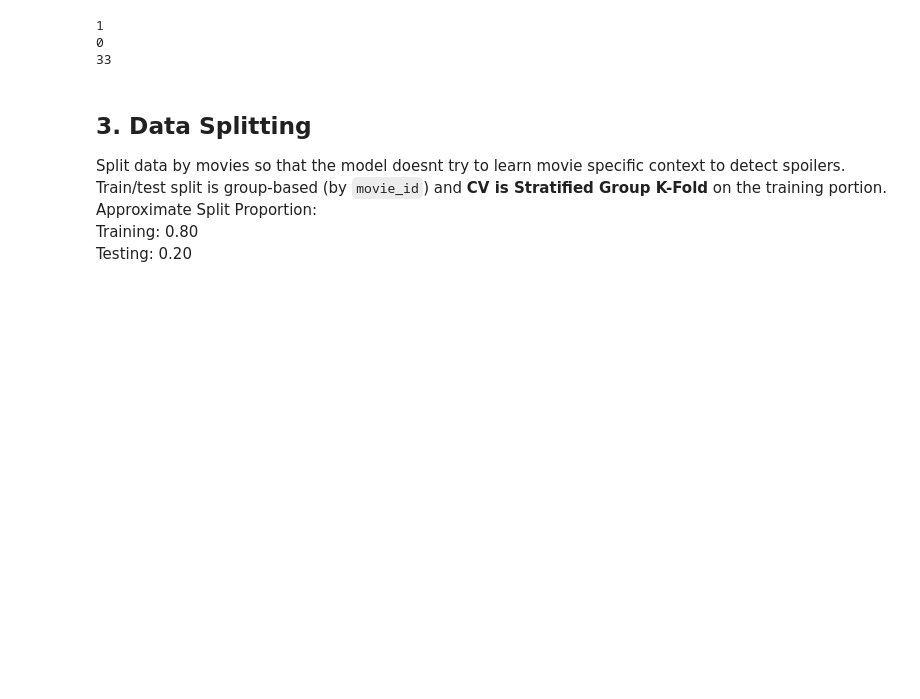
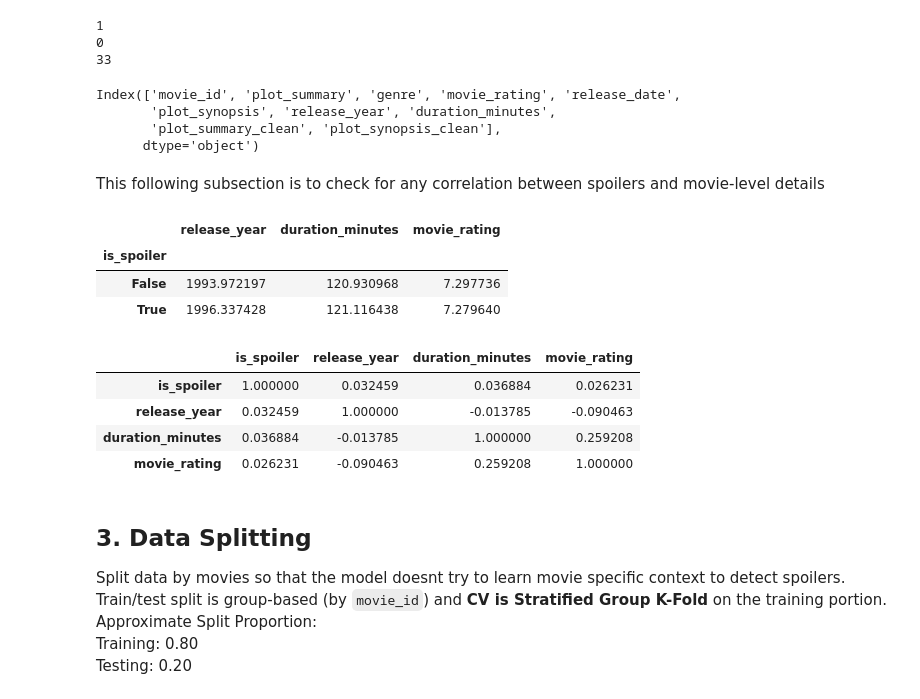
Before and after one commit to lzrcode-816/3244-Group-17-IMDB-Spoiler-Detection, a Jupyter notebook: Group17_Project.ipynb, the cells around one changed output. Drawn from its saved outputs; the diff is of its cells as text; code cells hidden in the pictures; blank space fills up the shorter version.

```diff
--- a/Group17_Project.ipynb
+++ b/Group17_Project.ipynb
@@ -555,6 +555,16 @@ print(len(df_master_movies[df_master_movies["release_year"] < 1950]))
 1
 0
 33
+# %%
+# Change namne of movie rating from rating to movie_rating to avoid overlap with review rating
+df_master_movies = df_master_movies.rename(columns={"rating": "movie_rating"})
+# Check whether name change worked
+print(df_master_movies.columns)
+# %% [output]
+Index(['movie_id', 'plot_summary', 'genre', 'movie_rating', 'release_date',
+       'plot_synopsis', 'release_year', 'duration_minutes',
+       'plot_summary_clean', 'plot_synopsis_clean'],
+      dtype='object')
 # %%
 # Basic data cleaning function for movie summary and synopsis
 def basic_clean_movie(text):
@@ -572,4 +582,37 @@ def basic_clean_movie(text):
 # add cleaned summary and synopsis to dataframe
 df_master_movies["plot_summary_clean"] = df_master_movies["plot_summary"].apply(basic_clean_movie)
 df_master_movies["plot_synopsis_clean"] = df_master_movies["plot_synopsis"].apply(basic_clean_movie)
+# %% [markdown]
+This following subsection is to check for any correlation between spoilers and movie-level details
+# %%
+# Create joined dataset
+df_joined = df_master.merge(df_master_movies, on="movie_id", how="left")
+# %%
+# Compare means by class
+df_joined.groupby("is_spoiler")[[
+    "release_year",
+    "duration_minutes",
+    "movie_rating"
+]].mean()
+# %% [output]
+|  | release_year | duration_minutes | movie_rating |
+| is_spoiler |  |  |  |
+| False | 1993.972197 | 120.930968 | 7.297736 |
+| True | 1996.337428 | 121.116438 | 7.279640 |
+# %%
+# Check correlation between spoiler rate and each movie-level detail
+movie_level = df_joined.groupby("movie_id").agg({
+    "is_spoiler": "mean",   # spoiler rate per movie
+    "release_year": "first",
+    "duration_minutes": "first",
+    "movie_rating": "first"
+})
+movie_level.corr()
+# Weak correlation between spoiler rate and movie-level details
+# %% [output]
+|  | is_spoiler | release_year | duration_minutes | movie_rating |
+| is_spoiler | 1.000000 | 0.032459 | 0.036884 | 0.026231 |
+| release_year | 0.032459 | 1.000000 | -0.013785 | -0.090463 |
+| duration_minutes | 0.036884 | -0.013785 | 1.000000 | 0.259208 |
+| movie_rating | 0.026231 | -0.090463 | 0.259208 | 1.000000 |
 # %%
```
Also changed, not shown: parts of 1 cell of this notebook.
